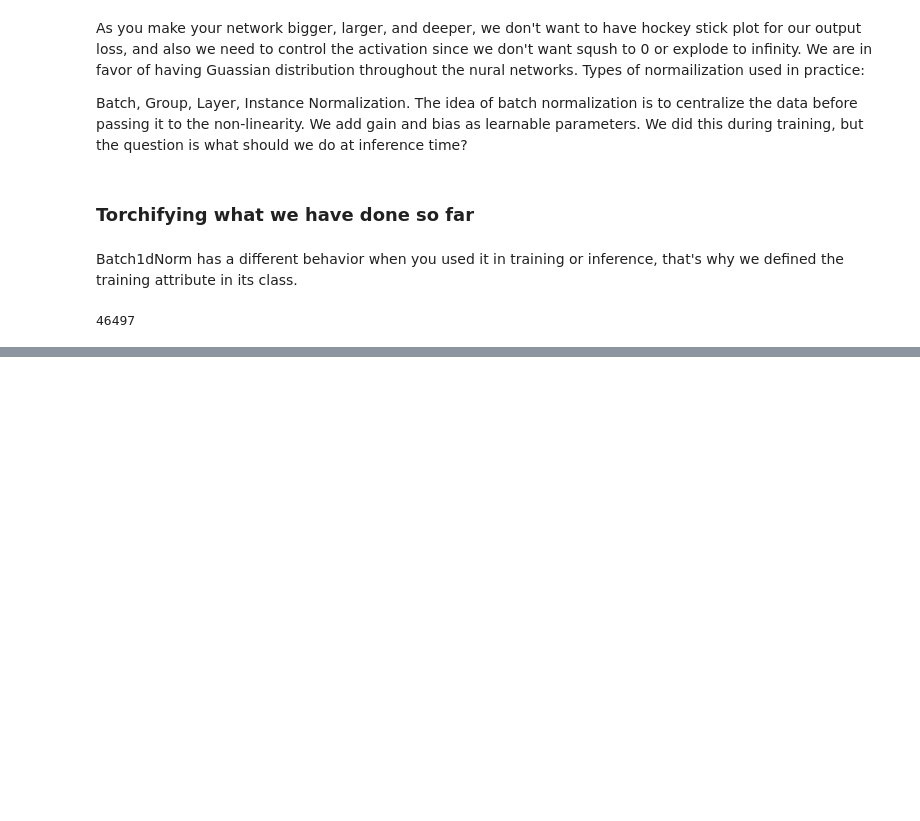
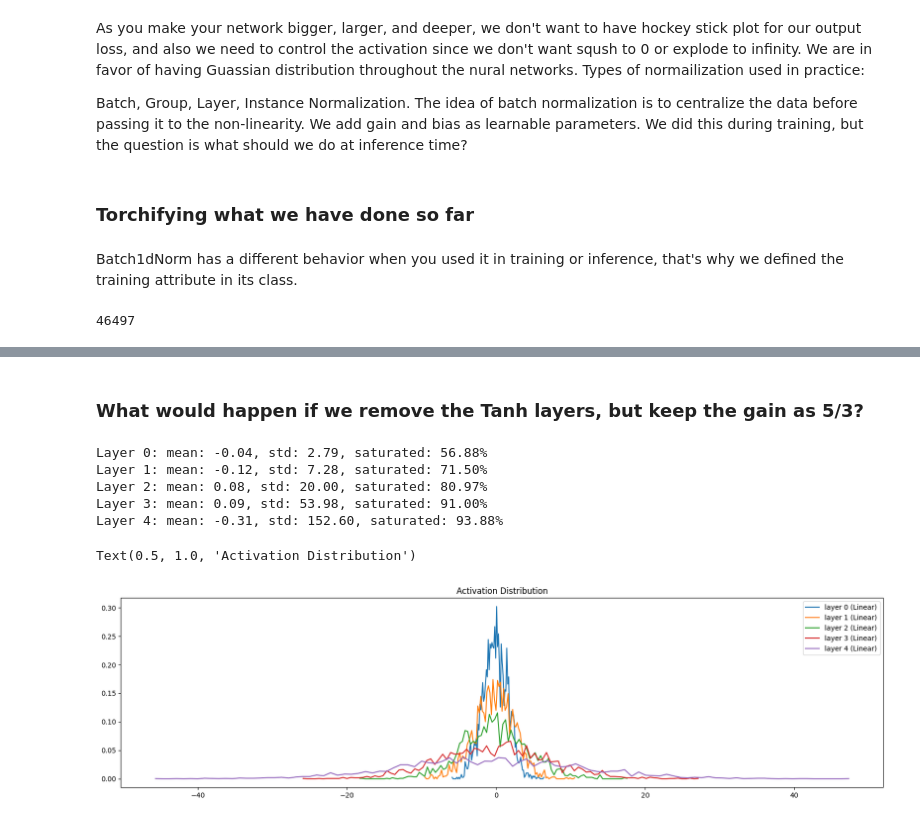
Before and after one commit to zeinab-sheikhi/makemore, a Jupyter notebook: app.ipynb, the cells around one changed output, grey strips where cells are left out. Drawn from its saved outputs; the diff is of its cells as text; code cells hidden in the pictures; blank space fills up the shorter version.

```diff
--- a/app.ipynb
+++ b/app.ipynb
@@ -2092,0 +2272,23 @@ for p in parameters:
+# %% [markdown]
+### What would happen if we remove the Tanh layers, but keep the gain as 5/3?
+# %%
+# Visualize histograms
+plt.figure(figsize=(20, 5))
+legends = []
+for i, layer in enumerate(layers[:-1]):
+    if isinstance(layer, Linear):
+        t = layer.out
+        print(f"Layer {i}: mean: {t.mean():.2f}, std: {t.var():.2f}, saturated: {(t.abs() > 0.97).float().mean()*100:.2f}%")
+        hy, hx = torch.histogram(t, density=True)
+        plt.plot(hx[:-1].detach(), hy.detach())
+        legends.append(f"layer {i} ({layer.__class__.__name__})")
+plt.legend(legends)
+plt.title("Activation Distribution")
+# %% [output]
+Layer 0: mean: -0.04, std: 2.79, saturated: 56.88%
+Layer 1: mean: -0.12, std: 7.28, saturated: 71.50%
+Layer 2: mean: 0.08, std: 20.00, saturated: 80.97%
+Layer 3: mean: 0.09, std: 53.98, saturated: 91.00%
+Layer 4: mean: -0.31, std: 152.60, saturated: 93.88%
+Text(0.5, 1.0, 'Activation Distribution')
+[figure, added]
```
Also changed, not shown: parts of 29 cells of this notebook.
